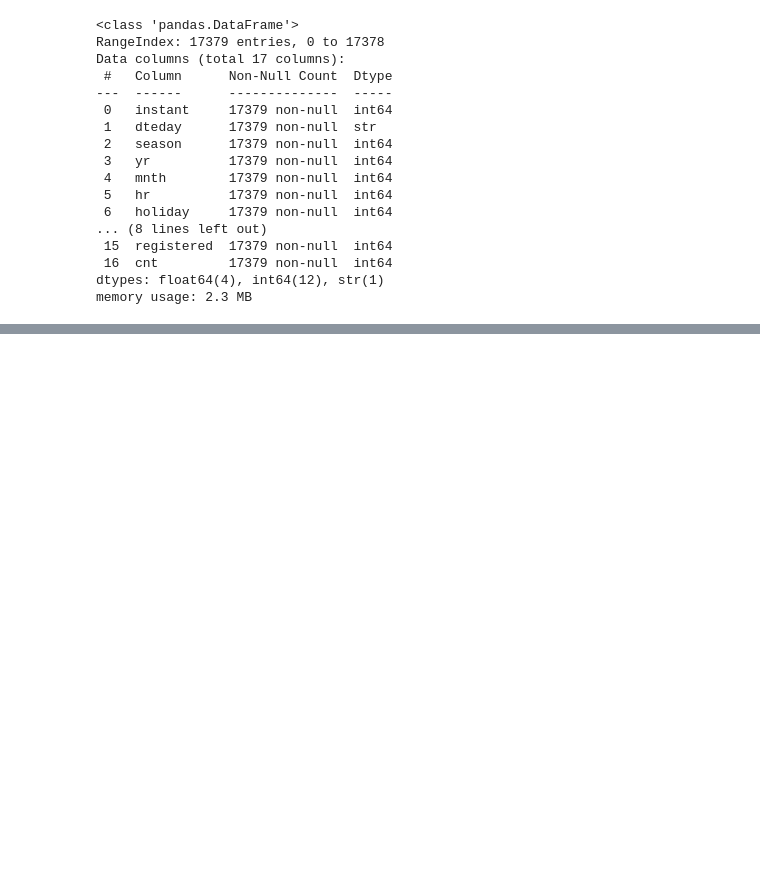
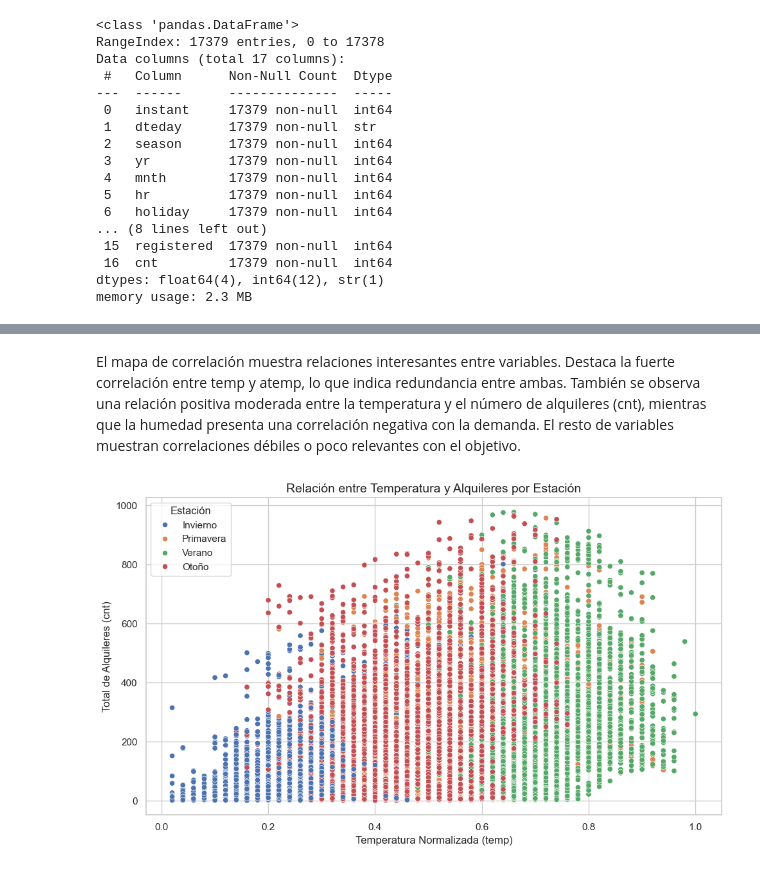
Before and after one commit to Bootcamp-DA-P2/DA-Project-Regression-Grupo1, a Jupyter notebook: notebooks/limpieza_eda.ipynb, the cells around one changed output, grey strips where cells are left out. Drawn from its saved outputs; the diff is of its cells as text; code cells hidden in the pictures; blank space fills up the shorter version.

```diff
--- a/notebooks/limpieza_eda.ipynb
+++ b/notebooks/limpieza_eda.ipynb
@@ -245,0 +179,20 @@ memory usage: 2.0 MB
+# %% [markdown]
+El mapa de correlación muestra relaciones interesantes entre variables. Destaca la fuerte correlación entre temp y atemp, lo que indica redundancia entre ambas. También se observa una relación positiva moderada entre la temperatura y el número de alquileres (cnt), mientras que la humedad presenta una correlación negativa con la demanda. El resto de variables muestran correlaciones débiles o poco relevantes con el objetivo.
+# %%
+# Scatter plot: Relación entre temperatura y demanda, diferenciado por estación
+df_viz = df.copy()
+# Mapeo de estaciones según el diccionario de datos
+season_labels = {1: 'Invierno', 2: 'Primavera', 3: 'Verano', 4: 'Otoño'}
+df_viz['season_name'] = df_viz['season'].map(season_labels)
+
+plt.figure(figsize=(10, 6))
+sns.scatterplot(data=df_viz, x='temp', y='cnt', hue='season_name')
+
+plt.title("Relación entre Temperatura y Alquileres por Estación", fontsize=14)
+plt.xlabel("Temperatura Normalizada (temp)")
+plt.ylabel("Total de Alquileres (cnt)")
+plt.legend(title="Estación")
+plt.tight_layout()
+plt.show()
+# %% [output]
+[figure, added]
```
Also changed, not shown: parts of 46 cells of this notebook.
